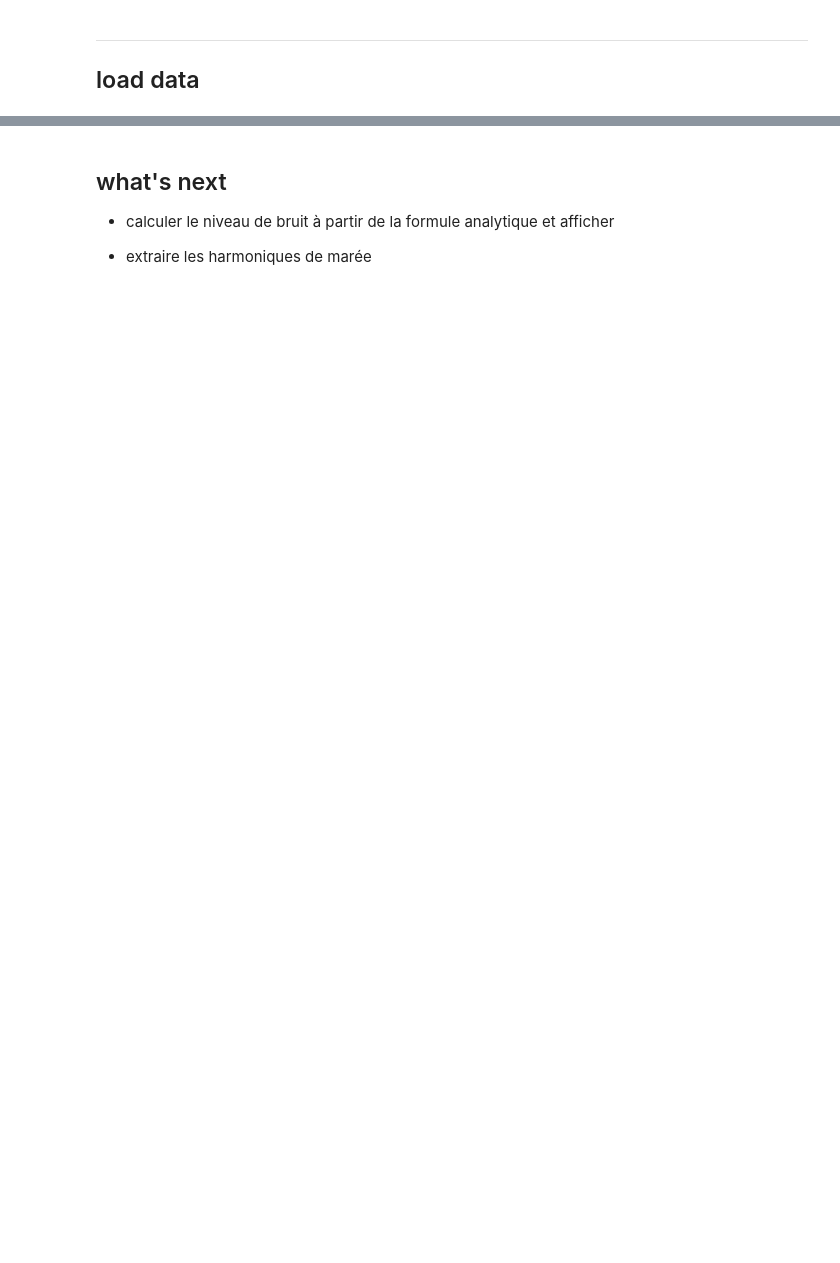
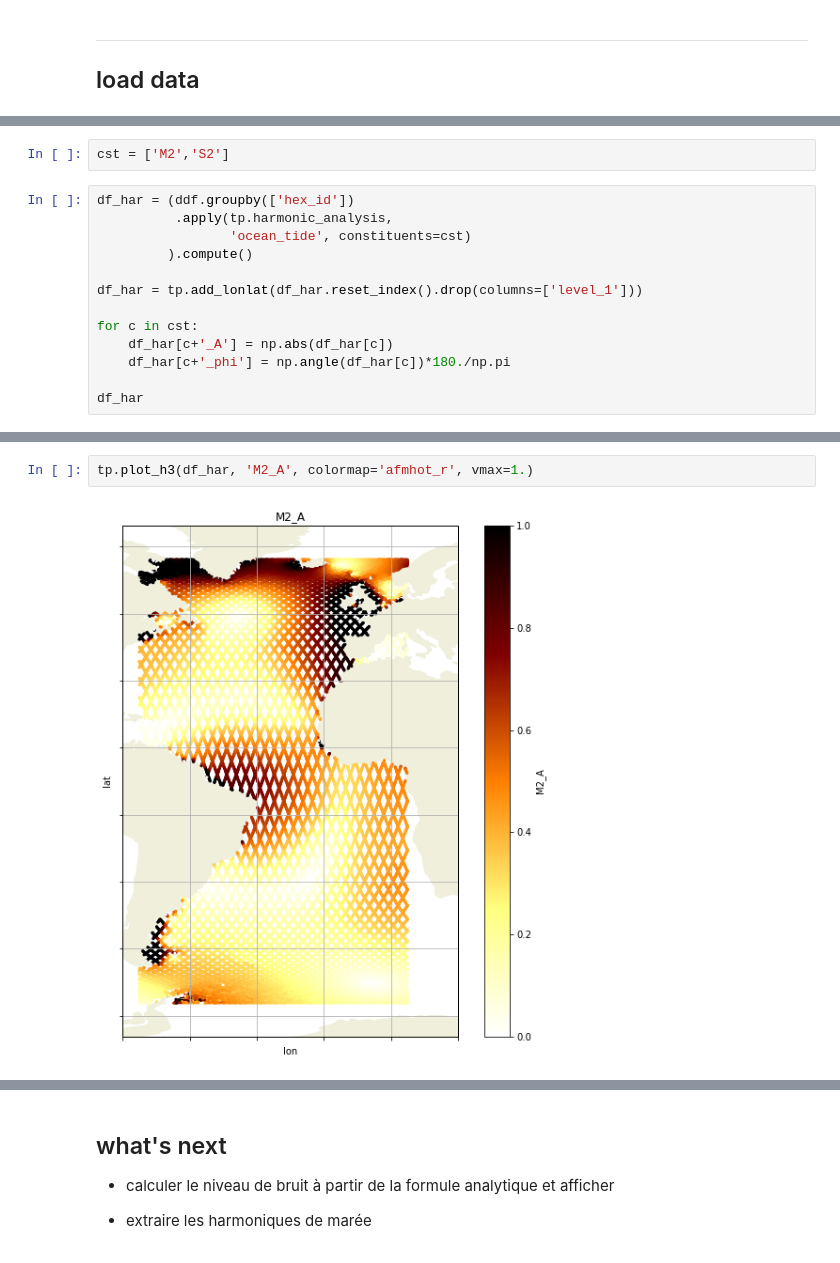
Before and after one commit to apatlpo/itide_ops, a Jupyter notebook: tipe_2019/altimetry.ipynb, the cells around one changed output, grey strips where cells are left out. Drawn from its saved outputs; the diff is of its cells as text; blank space fills up the shorter version.

```diff
--- a/tipe_2019/altimetry.ipynb
+++ b/tipe_2019/altimetry.ipynb
@@ -196,0 +145,15 @@ plot(np.sqrt(sla2_mean-sla_mean**2))
+# %%
+cst = ['M2','S2']
+# %%
+df_har = (ddf.groupby(['hex_id'])
+          .apply(tp.harmonic_analysis,
+                 'ocean_tide', constituents=cst)
+         ).compute()
+
+df_har = tp.add_lonlat(df_har.reset_index().drop(columns=['level_1']))
+
+for c in cst:
+    df_har[c+'_A'] = np.abs(df_har[c])
+    df_har[c+'_phi'] = np.angle(df_har[c])*180./np.pi
+
+df_har
@@ -196,0 +177,4 @@ plot(np.sqrt(sla2_mean-sla_mean**2))
+# %%
+tp.plot_h3(df_har, 'M2_A', colormap='afmhot_r', vmax=1.)
+# %% [output]
+[figure, added]
```
Also changed, not shown: parts of 55 cells of this notebook, 4 other files.
